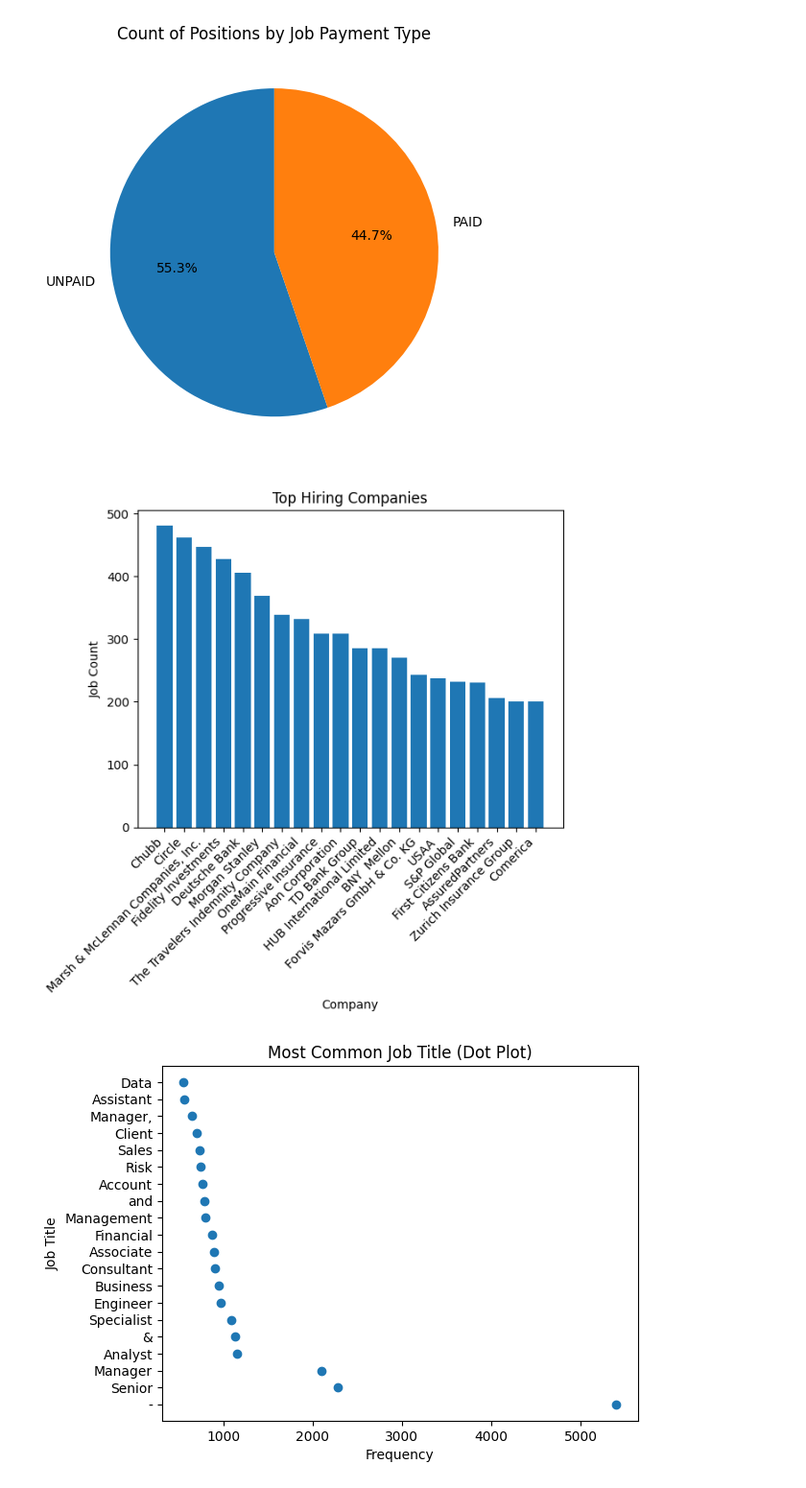
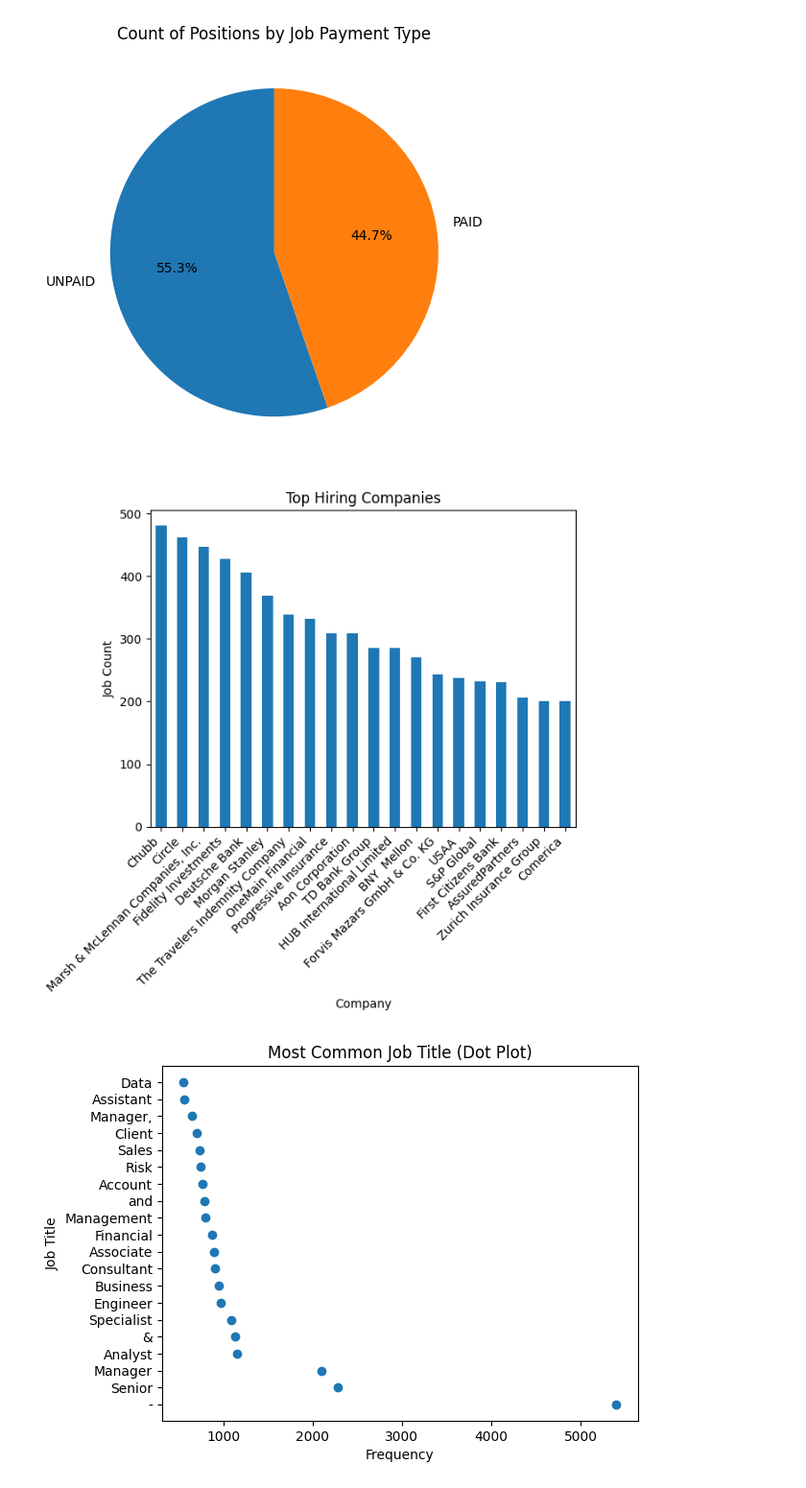
Before and after one commit to tumibytes/cis9650-project03, a Jupyter notebook: term_project_starter.ipynb, the cells around one changed output. Shown at 96% size. Saved outputs shown, nothing was run; the diff lists cells and outputs as text; code cells hidden in the pictures.

```diff
--- a/term_project_starter.ipynb
+++ b/term_project_starter.ipynb
@@ -358,19 +364,18 @@ plt.show()
 # %%
 # plot the hiring companies
 
-# Grab the 20 companies that posted the most jobs
 company_count = df_flat["companyName"].value_counts().head(20)
 
-# Draw a bar chart using matplotlib
-plt.bar(company_count.index, company_count.values)
-plt.xlabel("Company") # Name the x-axis
-plt.ylabel("Job Count") # Name the y-axis
-plt.title("Top Hiring Companies")  # Give the chart a title
+company_count.plot(kind="bar")
 
-plt.xticks(rotation=45, ha='right') # Rotate the company names so they're easier to read
+plt.xlabel("Company")
+plt.ylabel("Job Count")
+plt.title("Top Hiring Companies")
+plt.xticks(rotation=45, ha='right')
+
 plt.show()
 # %% [output]
-[figure, old version]
+[figure, new version]
 # %%
 # plot the most common job title (Dot Plot)
 
```
Also changed, not shown: parts of 3 cells of this notebook.
